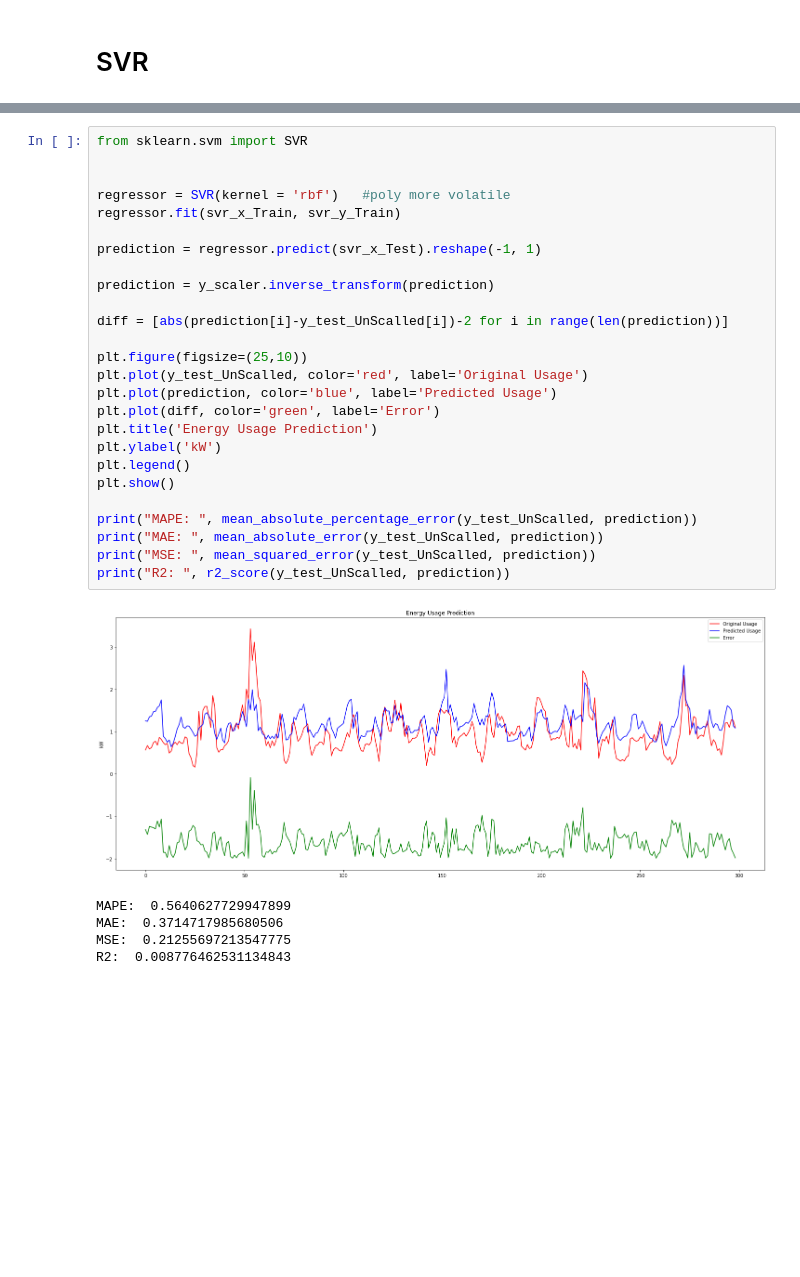
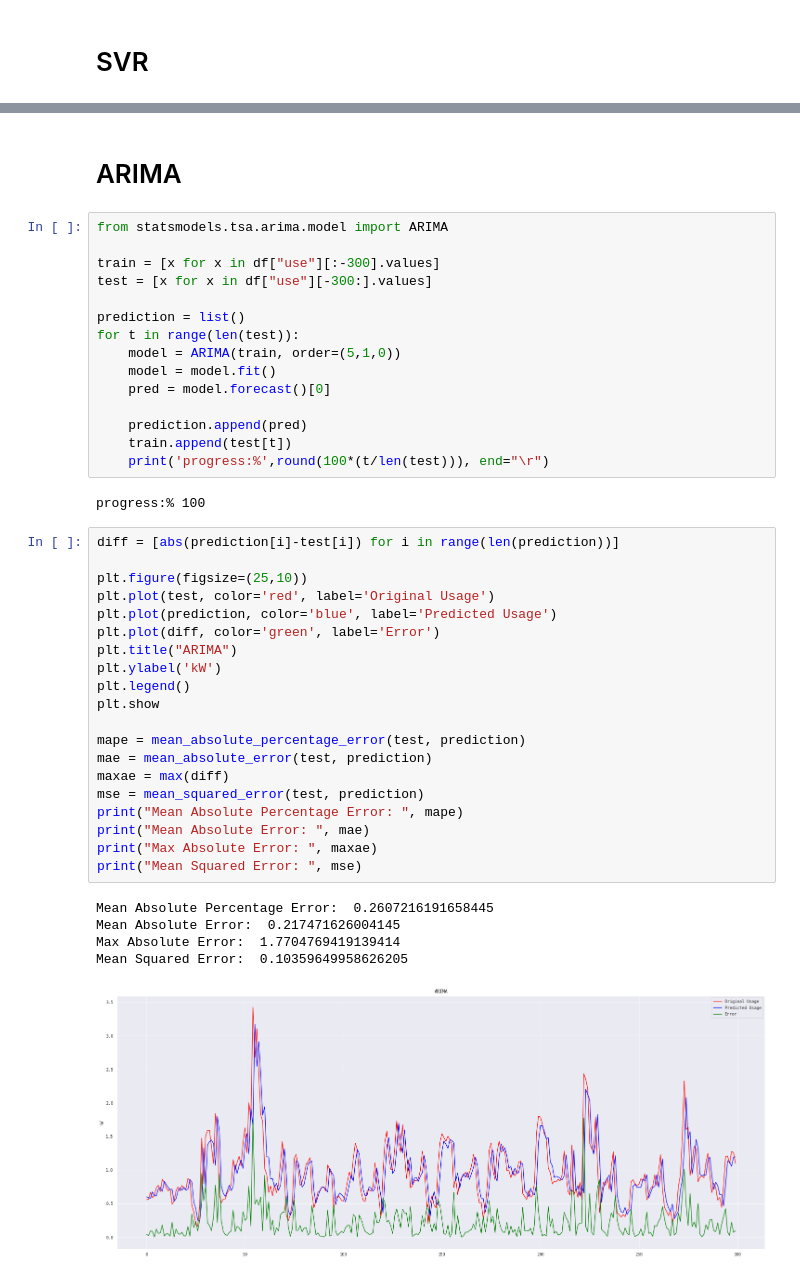
Before and after one commit to joaonpsilva/Tese_House_Energy_Prediciton, a Jupyter notebook: Energy_Pred_LSTM_MultiVariate-Copy1.ipynb, the cells around one changed output, grey strips where cells are left out. Saved outputs shown, nothing was run; the diff lists cells and outputs as text; blank space fills up the shorter version.

```diff
--- a/Energy_Pred_LSTM_MultiVariate-Copy1.ipynb
+++ b/Energy_Pred_LSTM_MultiVariate-Copy1.ipynb
@@ -284,32 +416,45 @@ Features Test:  (300, 26)
+# %% [markdown]
+# ARIMA
+# %%
+from statsmodels.tsa.arima.model import ARIMA
+
+train = [x for x in df["use"][:-300].values]
+test = [x for x in df["use"][-300:].values]
+
+prediction = list()
+for t in range(len(test)):
+    model = ARIMA(train, order=(5,1,0))
+    model = model.fit()
+    pred = model.forecast()[0]
+
+    prediction.append(pred)
+    train.append(test[t])
+    print('progress:%',round(100*(t/len(test))), end="\r")
+# %% [output]
+progress:% 100
 # %%
-from sklearn.svm import SVR
-
-
-regressor = SVR(kernel = 'rbf')   #poly more volatile
-regressor.fit(svr_x_Train, svr_y_Train)
-
-prediction = regressor.predict(svr_x_Test).reshape(-1, 1)
-
-prediction = y_scaler.inverse_transform(prediction)
-
-diff = [abs(prediction[i]-y_test_UnScalled[i])-2 for i in range(len(prediction))]
+diff = [abs(prediction[i]-test[i]) for i in range(len(prediction))]
 
 plt.figure(figsize=(25,10))
-plt.plot(y_test_UnScalled, color='red', label='Original Usage')
+plt.plot(test, color='red', label='Original Usage')
 plt.plot(prediction, color='blue', label='Predicted Usage')
 plt.plot(diff, color='green', label='Error')
-plt.title('Energy Usage Prediction')
+plt.title("ARIMA")
 plt.ylabel('kW')
 plt.legend()
-plt.show()
+plt.show
 
-print("MAPE: ", mean_absolute_percentage_error(y_test_UnScalled, prediction))
-print("MAE: ", mean_absolute_error(y_test_UnScalled, prediction))
-print("MSE: ", mean_squared_error(y_test_UnScalled, prediction))
-print("R2: ", r2_score(y_test_UnScalled, prediction))
+mape = mean_absolute_percentage_error(test, prediction)
+mae = mean_absolute_error(test, prediction)
+maxae = max(diff)
+mse = mean_squared_error(test, prediction)
+print("Mean Absolute Percentage Error: ", mape)
+print("Mean Absolute Error: ", mae)
+print("Max Absolute Error: ", maxae)
+print("Mean Squared Error: ", mse)
 # %% [output]
+Mean Absolute Percentage Error:  0.2607216191658445
+Mean Absolute Error:  0.217471626004145
+Max Absolute Error:  1.7704769419139414
+Mean Squared Error:  0.10359649958626205
-[figure, old version]
+[figure, new version]
-MAPE:  0.5640627729947899
-MAE:  0.3714717985680506
-MSE:  0.21255697213547775
-R2:  0.008776462531134843
```
Also changed, not shown: parts of 28 cells of this notebook.
